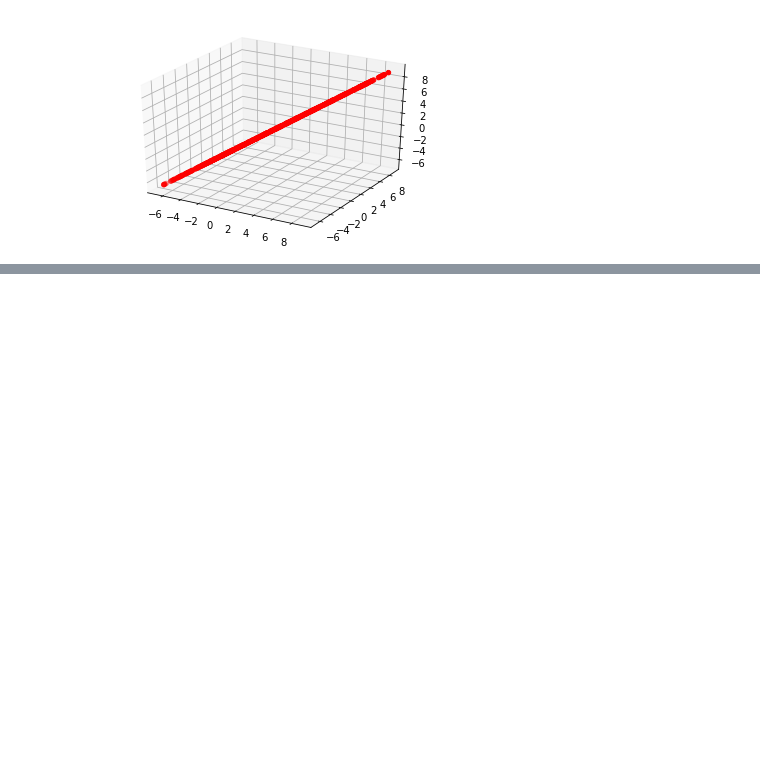
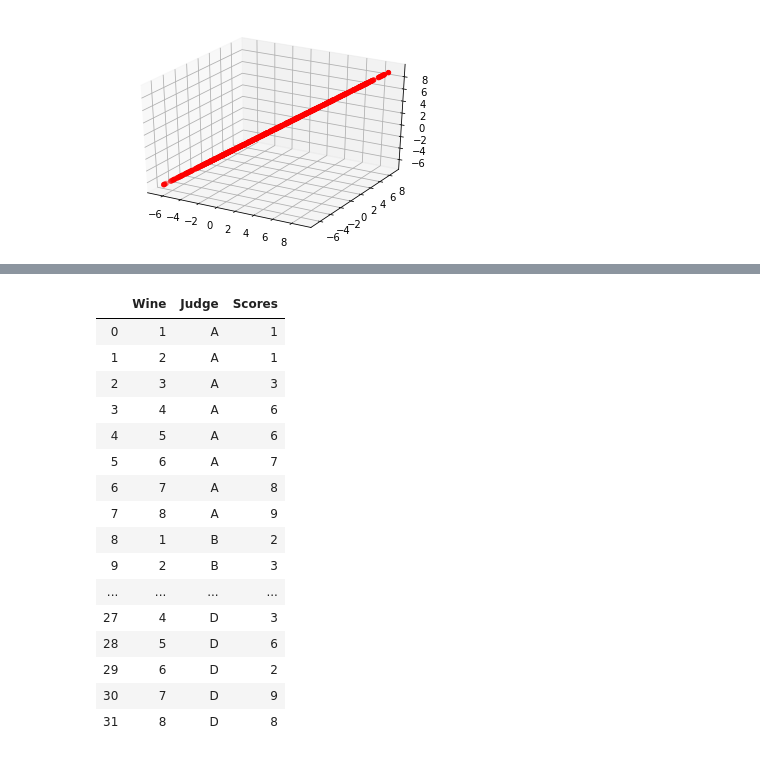
Before and after one commit to DylanYang7225/FMRI-Analysis, a Jupyter notebook: EDA_connectome_clustering.ipynb, the cells around one changed output, grey strips where cells are left out. Cells and saved outputs as stored; diff of their text form; code cells hidden in the pictures; blank space fills up the shorter version.

```diff
--- a/EDA_connectome_clustering.ipynb
+++ b/EDA_connectome_clustering.ipynb
@@ -87,0 +93,22 @@ plt.show()
+# %%
+data = pg.read_dataset('icc')
+# %%
+data
+# %% [output]
+|  | Wine | Judge | Scores |
+| 0 | 1 | A | 1 |
+| 1 | 2 | A | 1 |
+| 2 | 3 | A | 3 |
+| 3 | 4 | A | 6 |
+| 4 | 5 | A | 6 |
+| 5 | 6 | A | 7 |
+| 6 | 7 | A | 8 |
+| 7 | 8 | A | 9 |
+| 8 | 1 | B | 2 |
+| 9 | 2 | B | 3 |
+| ... | ... | ... | ... |
+| 27 | 4 | D | 3 |
+| 28 | 5 | D | 6 |
+| 29 | 6 | D | 2 |
+| 30 | 7 | D | 9 |
+| 31 | 8 | D | 8 |
```
Also changed, not shown: parts of 1 cell of this notebook, 3 other files.
